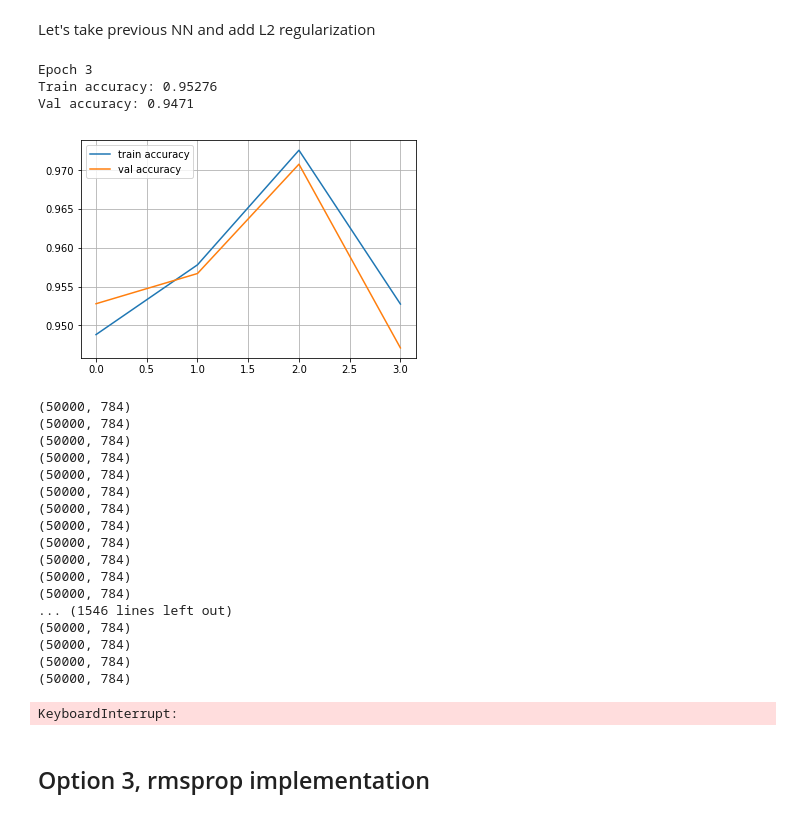
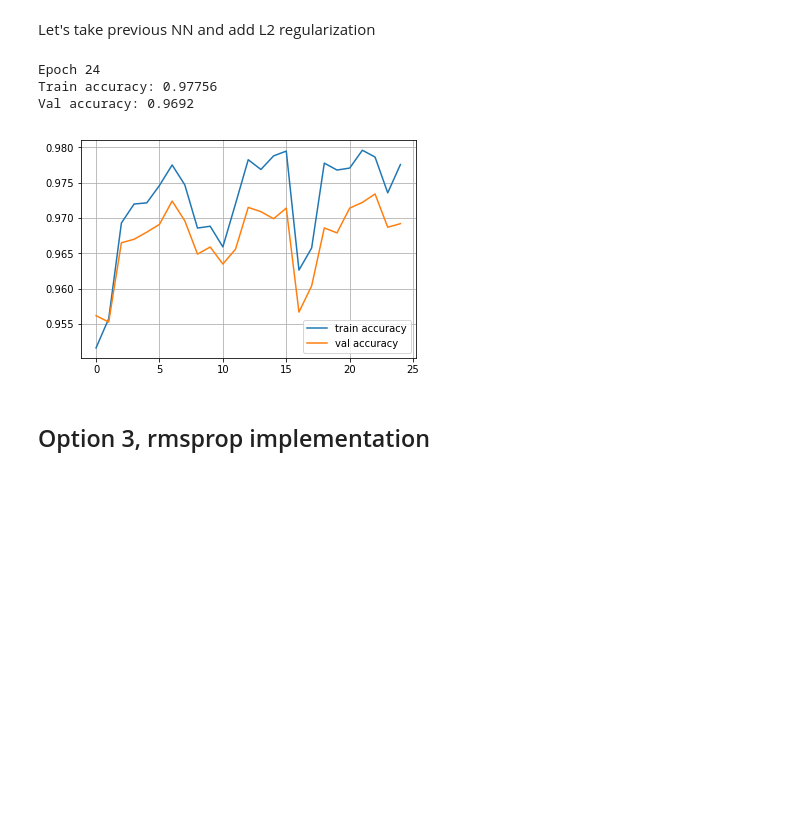
Before and after one commit to helper2424/dl_chely, a Jupyter notebook: NumpyNN_honor.ipynb, the cells around one changed output. Saved outputs shown, nothing was run; the diff lists cells and outputs as text; code cells hidden in the pictures; blank space fills up the shorter version.

```diff
--- a/NumpyNN_honor.ipynb
+++ b/NumpyNN_honor.ipynb
@@ -141,6 +141,7 @@ class Dense(Layer):
         self.biases = np.zeros(output_units)
         self.regularization = regularization
         self.lbda = lbda
+        self.w_2_sum = 0.0
 
     def forward(self,input):
         """
@@ -357,9 +358,13 @@ def train(network,X,y):
     layer_inputs = [X]+layer_activations  #layer_input[i] is an input for network[i]
     logits = layer_activations[-1]
 
+    l2_regularization_cost = 0.0
+    for i in range(len(network)):
+        if (network[i] is Dense) and network[i].regularization == 'L2':
+            l2_regularization_cost += np.sum(network[i].weights) * network[i].lbda / X.shape[0]
     # Compute the loss and the initial gradient
     loss = softmax_crossentropy_with_logits(logits,y)
-    loss_grad = grad_softmax_crossentropy_with_logits(logits,y)
+    loss_grad = grad_softmax_crossentropy_with_logits(logits,y) + l2_regularization_cost
 
     for i in reversed(range(len(network))):
         loss_grad = network[i].backward(layer_inputs[i], loss_grad)
@@ -545,60 +550,43 @@ With the Xavier initialization NN works better, form the first EPOCH it has good
 # %% [markdown]
 Let's take previous NN and add L2 regularization
 # %%
+lbda = 0.1
 network = []
-network.append(Dense(X_train.shape[1],100, xavier=True, regularization='L2', lbda=0.1))
+network.append(Dense(X_train.shape[1],100, xavier=True, regularization='L2', lbda=lbda))
 network.append(ReLU())
-network.append(Dense(100,200, xavier=True, regularization='L2', lbda=0.1))
+network.append(Dense(100,200, xavier=True, regularization='L2', lbda=lbda))
 network.append(ReLU())
-network.append(Dense(200,200, xavier=True, regularization='L2', lbda=0.1))
+network.append(Dense(200,200, xavier=True, regularization='L2', lbda=lbda))
 network.append(ReLU())
-network.append(Dense(200,200, xavier=True, regularization='L2', lbda=0.1))
+network.append(Dense(200,200, xavier=True, regularization='L2', lbda=lbda))
 network.append(ReLU())
-network.append(Dense(200,10, xavier=True, regularization='L2', lbda=0.1))
+network.append(Dense(200,10, xavier=True, regularization='L2', lbda=lbda))
 
 train_log = []
 val_log = []
 
 for epoch in range(25):
 
     for x_batch,y_batch in iterate_minibatches(X_train,y_train,batchsize=32,shuffle=True):
         train(network,x_batch,y_batch)
 
     train_log.append(np.mean(predict(network,X_train)==y_train))
     val_log.append(np.mean(predict(network,X_val)==y_val))
 
     clear_output()
     print("Epoch",epoch)
     print("Train accuracy:",train_log[-1])
     print("Val accuracy:",val_log[-1])
     plt.plot(train_log,label='train accuracy')
     plt.plot(val_log,label='val accuracy')
     plt.legend(loc='best')
     plt.grid()
     plt.show()
 # %% [output]
-Epoch 3
-Train accuracy: 0.95276
-Val accuracy: 0.9471
+Epoch 24
+Train accuracy: 0.97756
+Val accuracy: 0.9692
-[figure, old version]
+[figure, new version]
-(50000, 784)
-(50000, 784)
-(50000, 784)
-(50000, 784)
-(50000, 784)
-(50000, 784)
-(50000, 784)
-(50000, 784)
-(50000, 784)
-(50000, 784)
-(50000, 784)
-(50000, 784)
-... (1546 lines left out)
-(50000, 784)
-(50000, 784)
-(50000, 784)
-(50000, 784)
-KeyboardInterrupt:
 # %% [markdown]
 ## Option 3, rmsprop implementation
 # %% [markdown]
```
